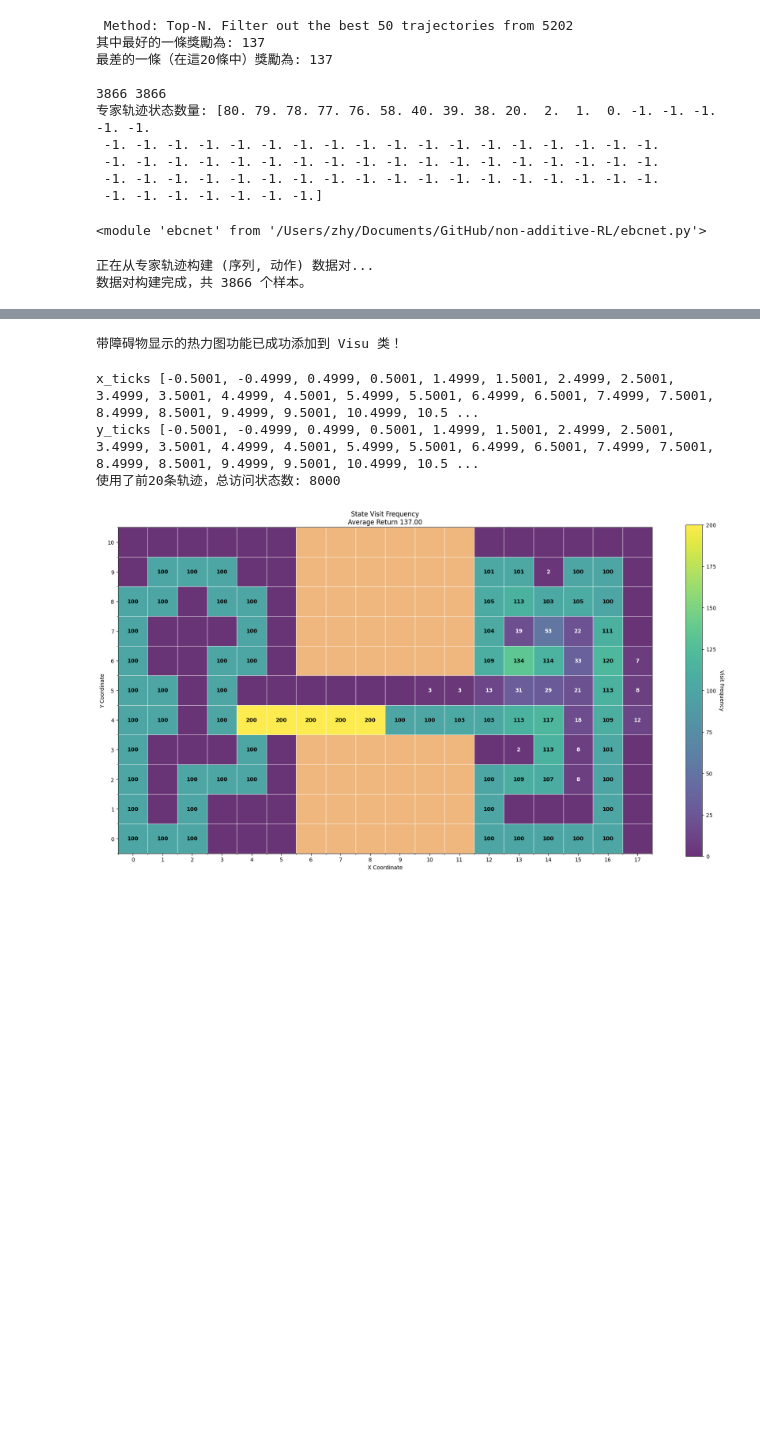
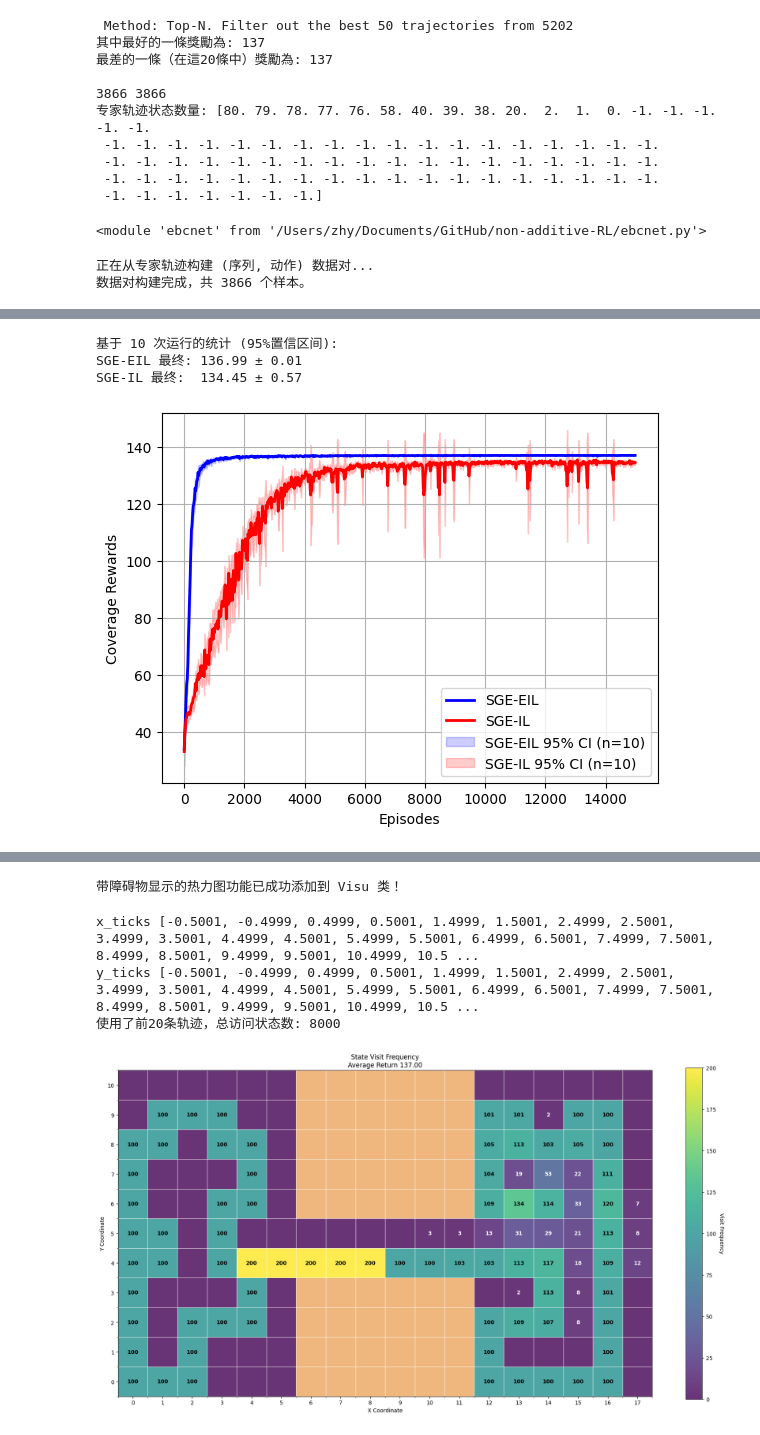
Before and after one commit to zjut-zhy/non-additive-RL, a Jupyter notebook: BC_vs_EBC_two_room_198_2.ipynb, the cells around one changed output, grey strips where cells are left out. Cells and saved outputs as stored; diff of their text form; code cells hidden in the pictures; blank space fills up the shorter version.

```diff
--- a/BC_vs_EBC_two_room_198_2.ipynb
+++ b/BC_vs_EBC_two_room_198_2.ipynb
@@ -819,0 +1037,77 @@ BC测试回报数量: 750
+# %%
+import pickle
+import matplotlib.pyplot as plt
+import numpy as np
+import os
+from scipy import stats
+
+# 加载多次运行的数据
+all_ebc_returns = []
+all_bc_returns = []
+
+for epoch in range(10):  # 假设有10次运行
+    file_path = f'two_room_198_data/two_room_198_training_results_{epoch}.pkl'
+    if os.path.exists(file_path):
+        with open(file_path, 'rb') as f:
+            data = pickle.load(f)
+            all_ebc_returns.append(data['ebc_test_returns'])
+            all_bc_returns.append(data['bc_test_returns'])
+
+if all_ebc_returns:
+    # 转换为numpy数组并计算统计量
+    min_length = min(len(returns) for returns in all_ebc_returns + all_bc_returns)
+    ebc_array = np.array([returns[:min_length] for returns in all_ebc_returns])
+    bc_array = np.array([returns[:min_length] for returns in all_bc_returns])
+
+    # 计算均值和标准误差(SEM)
+    ebc_mean = np.mean(ebc_array, axis=0)
+    ebc_sem = stats.sem(ebc_array, axis=0)  # 标准误差
+    bc_mean = np.mean(bc_array, axis=0)
+    bc_sem = stats.sem(bc_array, axis=0)   # 标准误差
+
+    # 计算95%置信区间 (t分布)
+    n_runs = len(all_ebc_returns)
+    confidence_level = 0.95
+    alpha = 1 - confidence_level
+    t_value = stats.t.ppf(1 - alpha/2, df=n_runs-1)  # t分布临界值
+
+    ebc_ci = t_value * ebc_sem  # 置信区间半宽
+    bc_ci = t_value * bc_sem    # 置信区间半宽
+
+    # 对数据进行采样，x轴按步长20显示
+    episodes_ebc = np.arange(len(ebc_mean)) * 20
+    episodes_bc = np.arange(len(bc_mean)) * 20
+
+    # 绘制均值线和95%置信带
+    plt.plot(episodes_ebc, ebc_mean, label='SGE-EIL', color='blue', linewidth=2)
+    plt.plot(episodes_bc, bc_mean, label='SGE-IL', color='red', linewidth=2)
+
+    # 添加95%置信带
+    plt.fill_between(episodes_ebc, ebc_mean - ebc_ci, ebc_mean + ebc_ci,
+                     alpha=0.2, color='blue', label=f'SGE-EIL 95% CI (n={n_runs})')
+    plt.fill_between(episodes_bc, bc_mean - bc_ci, bc_mean + bc_ci,
+                     alpha=0.2, color='red', label=f'SGE-IL 95% CI (n={n_runs})')
+
+    print(f"基于 {n_runs} 次运行的统计 (95%置信区间):")
+    print(f"SGE-EIL 最终: {ebc_mean[-1]:.2f} ± {ebc_ci[-1]:.2f}")
+    print(f"SGE-IL 最终:  {bc_mean[-1]:.2f} ± {bc_ci[-1]:.2f}")
+
+else:
+    # 如果没有多次运行数据，就用原来的方式
+    episodes_ebc = np.arange(len(ebc_test_returns)) * 20
+    episodes_bc = np.arange(len(bc_test_returns)) * 20
+
+    plt.plot(episodes_ebc, ebc_test_returns, label='SGE-EIL')
+    plt.plot(episodes_bc, bc_test_returns, label='SGE-IL')
+
+plt.xlabel('Episodes')
+plt.ylabel('Coverage Rewards')
+plt.title('')
+plt.legend()
+plt.grid(True)
+plt.show()
+# %% [output]
+基于 10 次运行的统计 (95%置信区间):
+SGE-EIL 最终: 136.99 ± 0.01
+SGE-IL 最终:  134.45 ± 0.57
+[figure, added]
```
Also changed, not shown: parts of 8 cells of this notebook, 2 other files.
